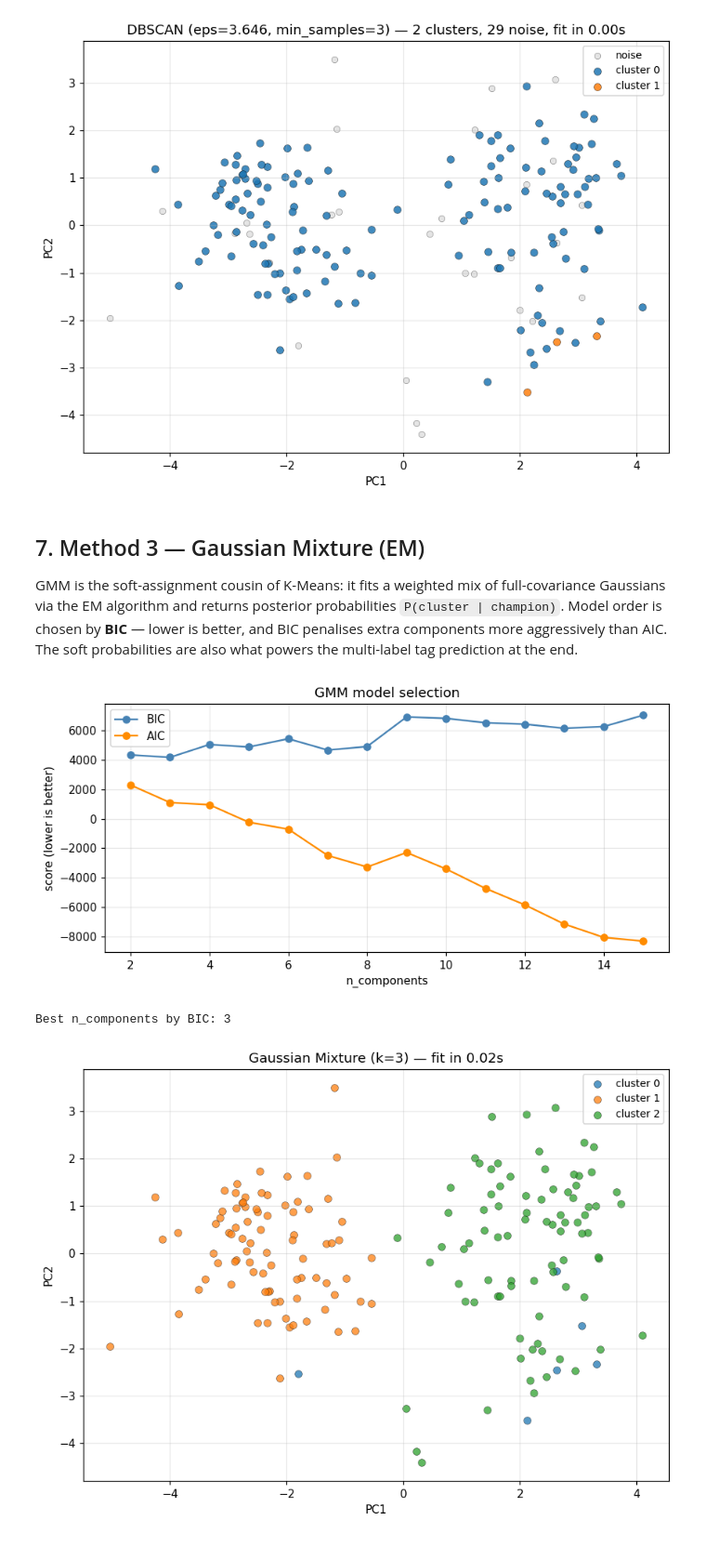
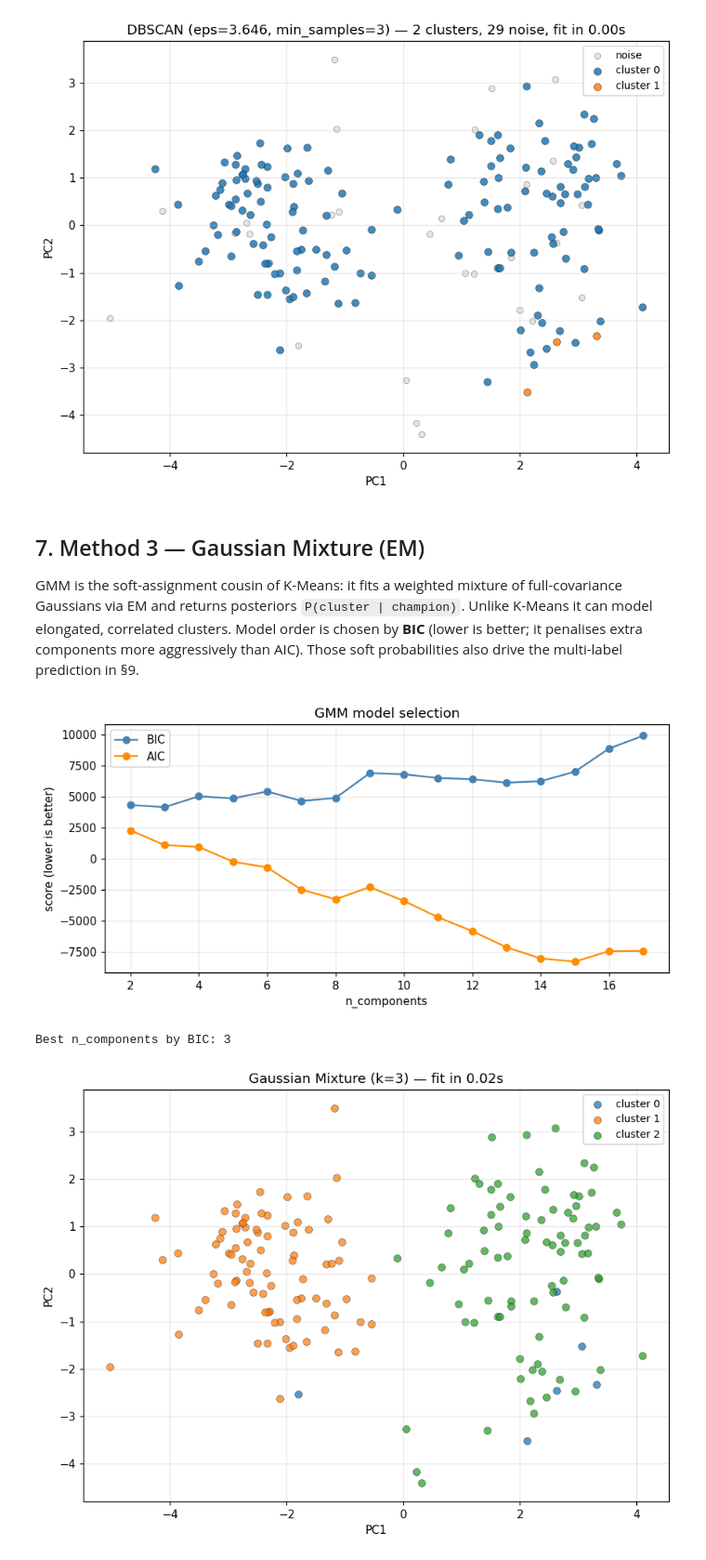
Before and after one commit to annakatharina3/Machine-Learning-2, a Jupyter notebook: Assignment 2/ClusterMonster_v3.ipynb, the cells around one changed output. Shown at 93% size. Cells and saved outputs as stored; diff of their text form; code cells hidden in the pictures.

```diff
--- a/Assignment 2/ClusterMonster_v3.ipynb
+++ b/Assignment 2/ClusterMonster_v3.ipynb
@@ -399,29 +404,29 @@ silhouette      0.308532
 # %% [markdown]
 ## 7. Method 3 — Gaussian Mixture (EM)
 
-GMM is the soft-assignment cousin of K-Means: it fits a weighted mix of full-covariance Gaussians via the EM algorithm and returns posterior probabilities `P(cluster | champion)`. Model order is chosen by **BIC** — lower is better, and BIC penalises extra components more aggressively than AIC. The soft probabilities are also what powers the multi-label tag prediction at the end.
+GMM is the soft-assignment cousin of K-Means: it fits a weighted mixture of full-covariance Gaussians via EM and returns posteriors `P(cluster | champion)`. Unlike K-Means it can model elongated, correlated clusters. Model order is chosen by **BIC** (lower is better; it penalises extra components more aggressively than AIC). Those soft probabilities also drive the multi-label prediction in §9.
 # %%
-ks = list(range(2, 16))
+ks = list(range(2, 18))
 bics, aics = [], []
 for k in ks:
     g = GaussianMixture(n_components=k, covariance_type="full",
                         n_init=5, random_state=RNG)
     g.fit(X)
     bics.append(g.bic(X))
     aics.append(g.aic(X))
 
 fig, ax = plt.subplots(figsize=(8, 4))
 ax.plot(ks, bics, "o-", label="BIC", color="steelblue")
 ax.plot(ks, aics, "o-", label="AIC", color="darkorange")
 ax.set_xlabel("n_components"); ax.set_ylabel("score (lower is better)")
 ax.set_title("GMM model selection")
 ax.legend()
 plt.tight_layout(); plt.show()
 
 best_k_gmm = ks[int(np.argmin(bics))]
 print(f"Best n_components by BIC: {best_k_gmm}")
 # %% [output]
-[figure, old version]
+[figure, new version]
 Best n_components by BIC: 3
 # %%
 GMM_K = best_k_gmm  # change here to override
```
Also changed, not shown: parts of 12 cells of this notebook.
